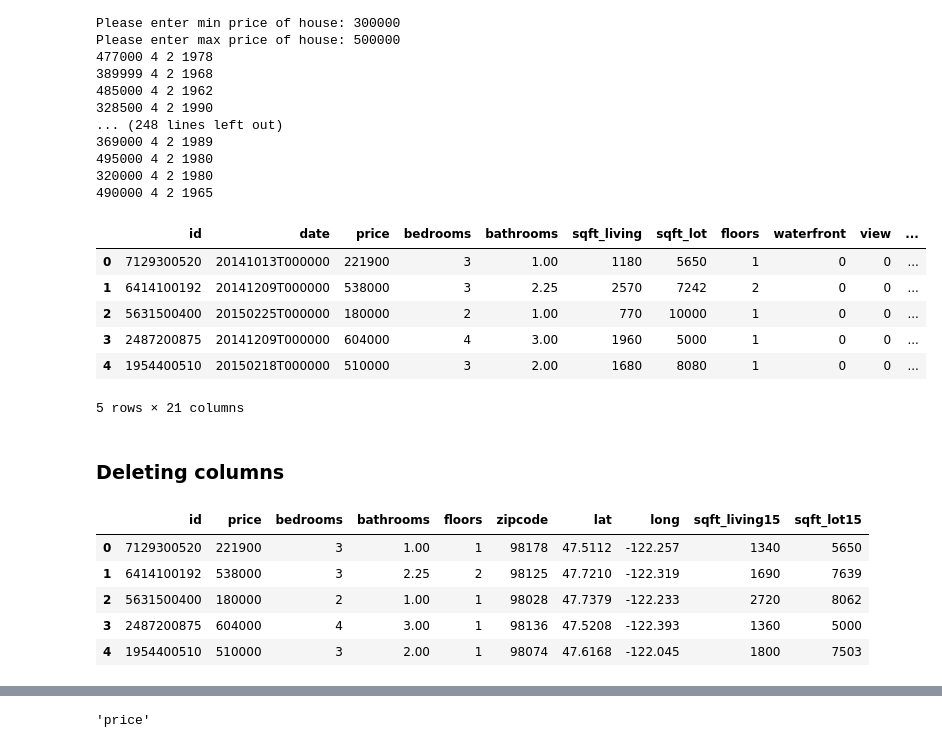
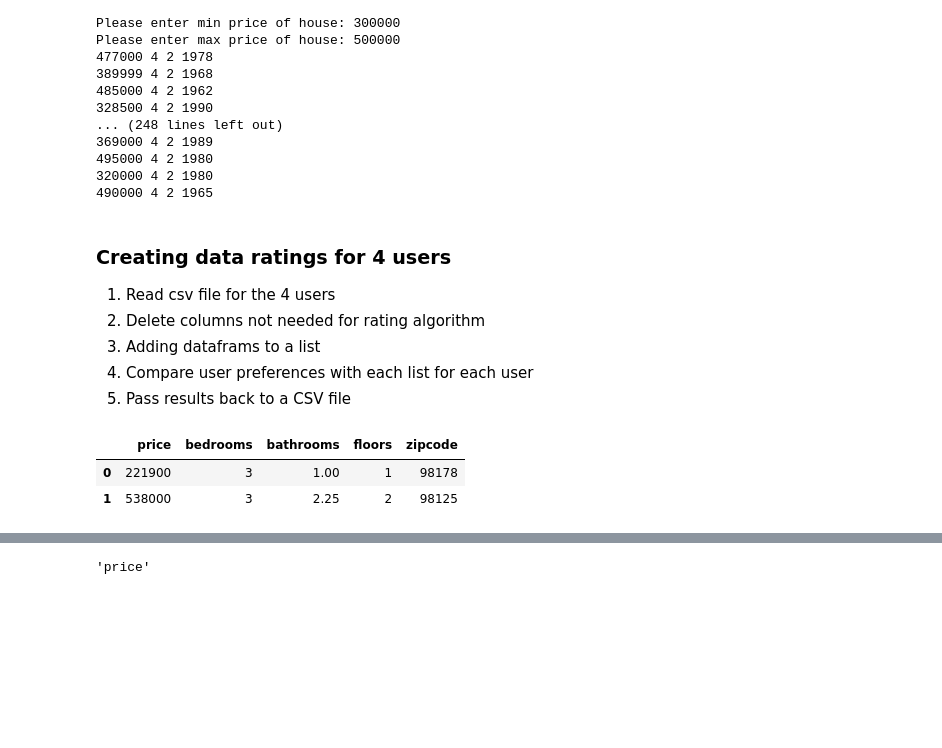
Before and after one commit to paudieHealy/4thYearProject, a Jupyter notebook: FindAHome.ipynb, the cells around one changed output, grey strips where cells are left out. Drawn from its saved outputs; the diff is of its cells as text; code cells hidden in the pictures; blank space fills up the shorter version.

Commit message:
adding algorithms for 3 other user
Algorithms added for 4 users, preprocessed data for new dataframes

```diff
--- a/FindAHome.ipynb
+++ b/FindAHome.ipynb
@@ -179,4 +179,11 @@ Please enter max price of house: 500000
 495000 4 2 1980
 320000 4 2 1980
 490000 4 2 1965
+# %% [markdown]
+### Creating data ratings for 4 users
+1. Read csv file for the 4 users
+2. Delete columns not needed for rating algorithm
+3. Adding dataframs to a list
+4. Compare user preferences with each list for each user
+5. Pass results back to a CSV file
 # %%
@@ -188,12 +273,6 @@ d = pd.read_csv("C:/datasets/kc_house_data.csv")
 # %%
-d.head()
+d.head(2)
 # %% [output]
-|  | id | date | price | bedrooms | bathrooms | sqft_living | sqft_lot | floors | waterfront | view | ... |
-| 0 | 7129300520 | 20141013T000000 | 221900 | 3 | 1.00 | 1180 | 5650 | 1 | 0 | 0 | ... |
-| 1 | 6414100192 | 20141209T000000 | 538000 | 3 | 2.25 | 2570 | 7242 | 2 | 0 | 0 | ... |
-| 2 | 5631500400 | 20150225T000000 | 180000 | 2 | 1.00 | 770 | 10000 | 1 | 0 | 0 | ... |
-| 3 | 2487200875 | 20141209T000000 | 604000 | 4 | 3.00 | 1960 | 5000 | 1 | 0 | 0 | ... |
-| 4 | 1954400510 | 20150218T000000 | 510000 | 3 | 2.00 | 1680 | 8080 | 1 | 0 | 0 | ... |
+|  | price | bedrooms | bathrooms | floors | zipcode |
+| 0 | 221900 | 3 | 1.00 | 1 | 98178 |
+| 1 | 538000 | 3 | 2.25 | 2 | 98125 |
-5 rows × 21 columns
-# %% [markdown]
-### Deleting columns
@@ -212,9 +278,0 @@ del d['yr_renovated']
-# %%
-d.head()
-# %% [output]
-|  | id | price | bedrooms | bathrooms | floors | zipcode | lat | long | sqft_living15 | sqft_lot15 |
-| 0 | 7129300520 | 221900 | 3 | 1.00 | 1 | 98178 | 47.5112 | -122.257 | 1340 | 5650 |
-| 1 | 6414100192 | 538000 | 3 | 2.25 | 2 | 98125 | 47.7210 | -122.319 | 1690 | 7639 |
-| 2 | 5631500400 | 180000 | 2 | 1.00 | 1 | 98028 | 47.7379 | -122.233 | 2720 | 8062 |
-| 3 | 2487200875 | 604000 | 4 | 3.00 | 1 | 98136 | 47.5208 | -122.393 | 1360 | 5000 |
-| 4 | 1954400510 | 510000 | 3 | 2.00 | 1 | 98074 | 47.6168 | -122.045 | 1800 | 7503 |
```
Also changed, not shown: parts of 61 cells of this notebook, 4 other files.
